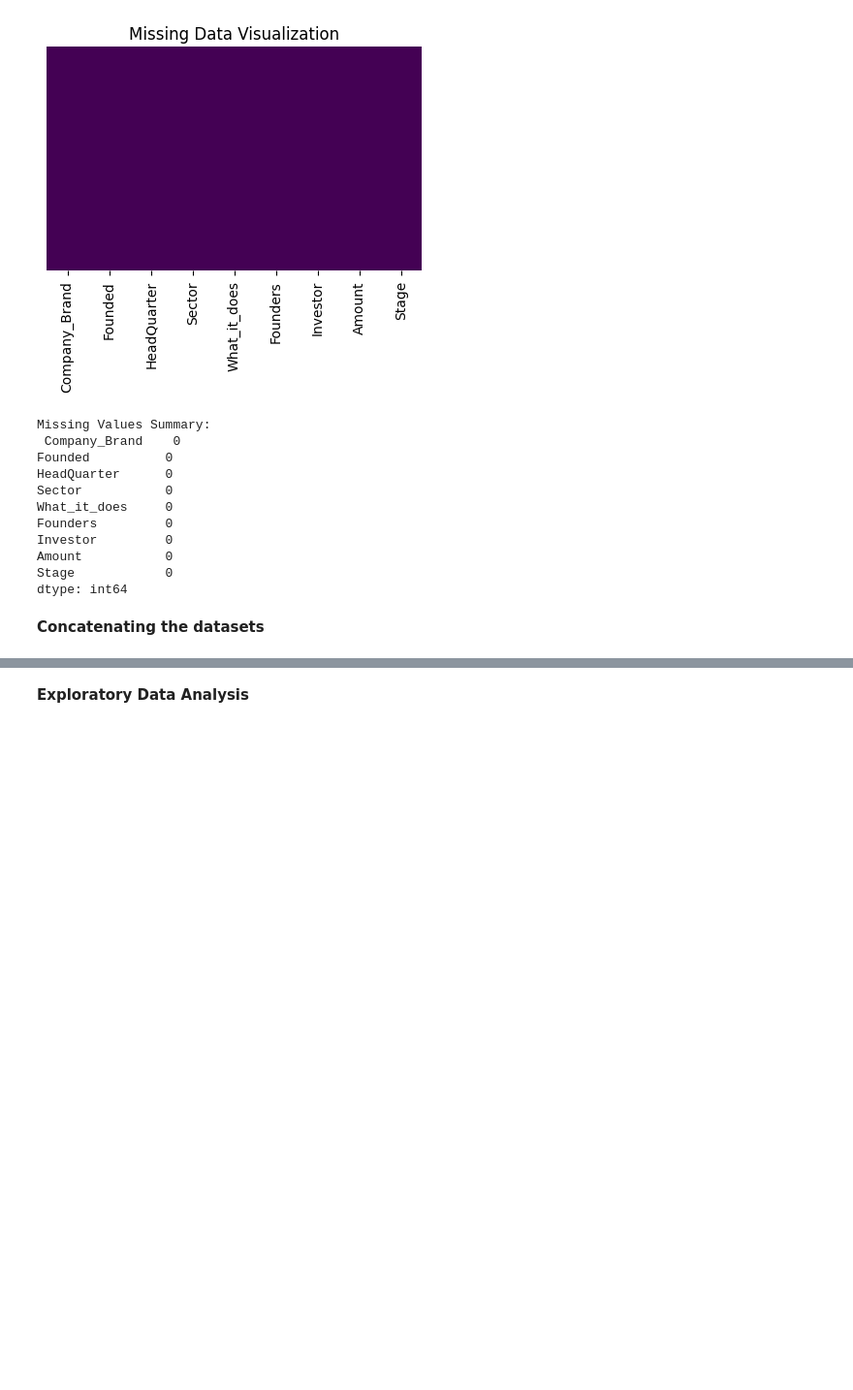
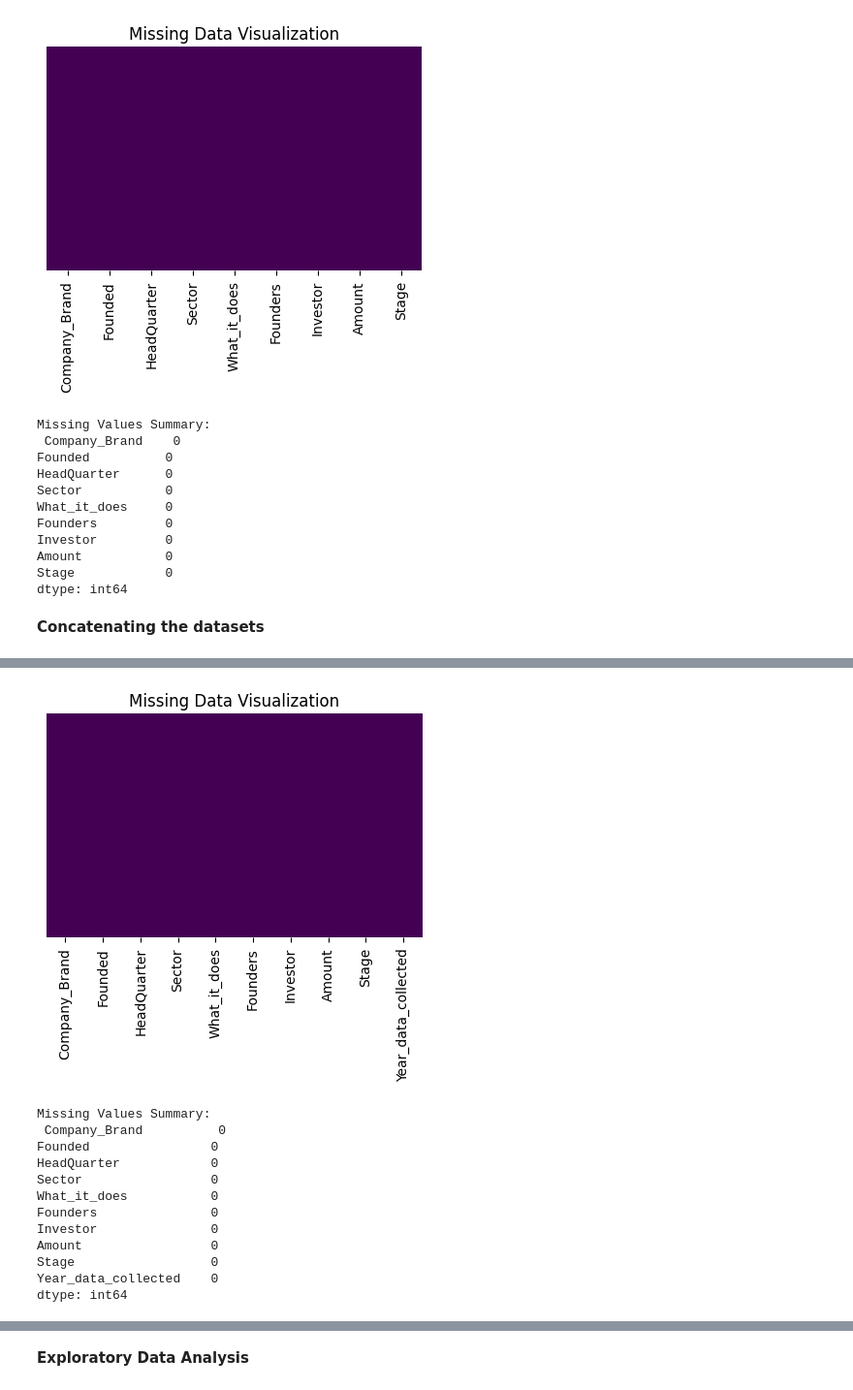
Before and after one commit to Georginahnjeri/Ecosystem-Startup, a Jupyter notebook: Untitled.ipynb, the cells around one changed output, grey strips where cells are left out. Shown at 97% size. Saved outputs shown, nothing was run; the diff lists cells and outputs as text; code cells hidden in the pictures; blank space fills up the shorter version.

```diff
--- a/Untitled.ipynb
+++ b/Untitled.ipynb
@@ -1861,0 +2068,31 @@ dtype: int64
+# %%
+def clean_missing_values(df):
+    # Fill missing values in 'Founded' and 'HeadQuarter' columns with appropriate values
+    df['Founded'] = df['Founded'].fillna(df['Founded'].median())
+    df['HeadQuarter'] = df['HeadQuarter'].fillna('Unknown')
+
+    # For 'Investor' column, fill missing values with 'Undisclosed'
+    df['Investor'] = df['Investor'].fillna('Undisclosed')
+
+    # For 'Stage' column, fill missing values with the most frequent stage
+    most_frequent_stage = df['Stage'].mode().iloc[0]
+    df['Stage'] = df['Stage'].fillna(most_frequent_stage)
+
+    return df
+
+
+
+def convert_year_to_integer(df):
+    # Convert 'Year_data_collected' column to integer
+    df['Year_data_collected'] = df['Year_data_collected'].astype(int)
+
+    return df
+
+# Example usage:
+# Assuming you have a DataFrame 'your_data'
+clean_undisclosed_data = clean_missing_values(full_undisclosed_data)
+#clean_undisclosed_data = strip_dollar_sign_and_comma(clean_undisclosed_data)
+clean_undisclosed_data = convert_year_to_integer(clean_undisclosed_data)
+
+# Display the cleaned DataFrame
+clean_undisclosed_data.head()
@@ -1862 +2106,28 @@ dtype: int64
+# %%
+#visualization after cleaning
+# Check for missing values
+missing_values = clean_undisclosed_data.isnull().sum()
+
+# Visualize missing data
+plt.figure(figsize=(5, 3))
+sns.heatmap(clean_undisclosed_data.isnull(), cmap='viridis', cbar=False, yticklabels=False)
+plt.title('Missing Data Visualization')
+plt.show()
+
+# Display missing values summary
+print("Missing Values Summary:\n", missing_values)
+# %% [output]
+[figure, added]
+Missing Values Summary:
+ Company_Brand          0
+Founded                0
+HeadQuarter            0
+Sector                 0
+What_it_does           0
+Founders               0
+Investor               0
+Amount                 0
+Stage                  0
+Year_data_collected    0
+dtype: int64
 # %%
```
Also changed, not shown: parts of 22 cells of this notebook.
